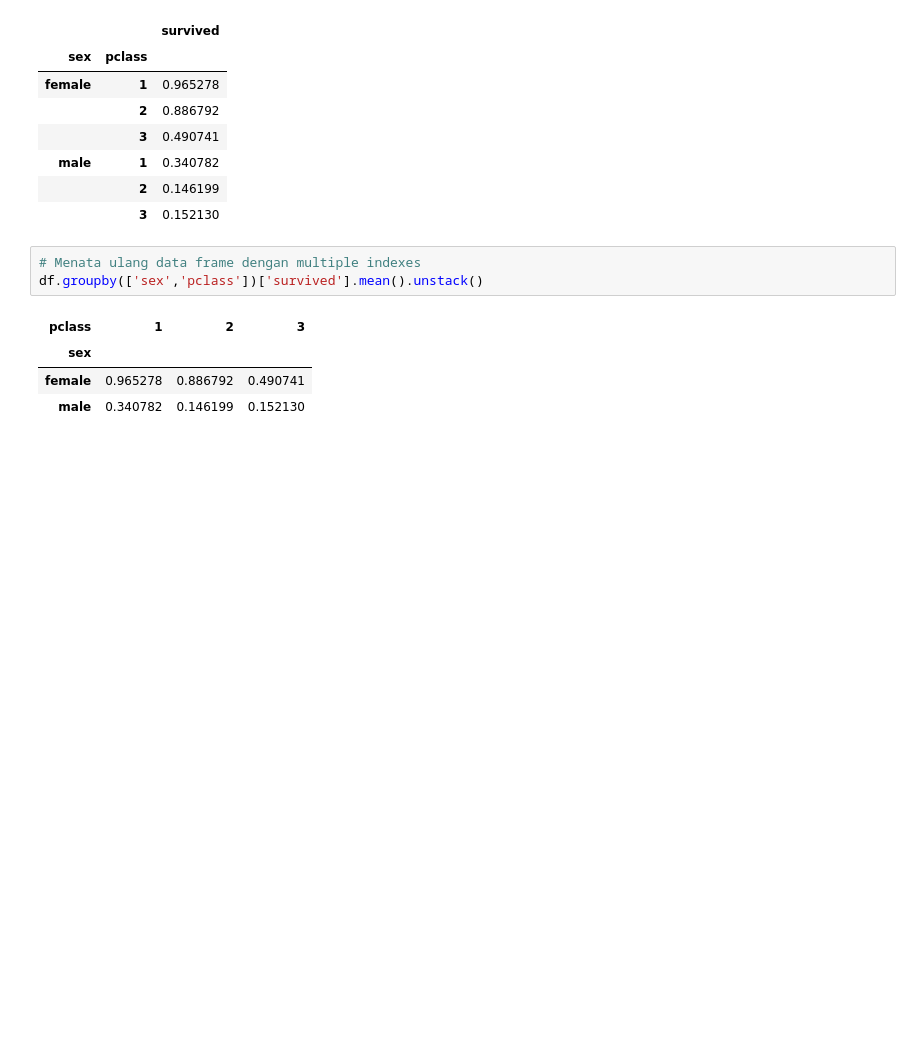
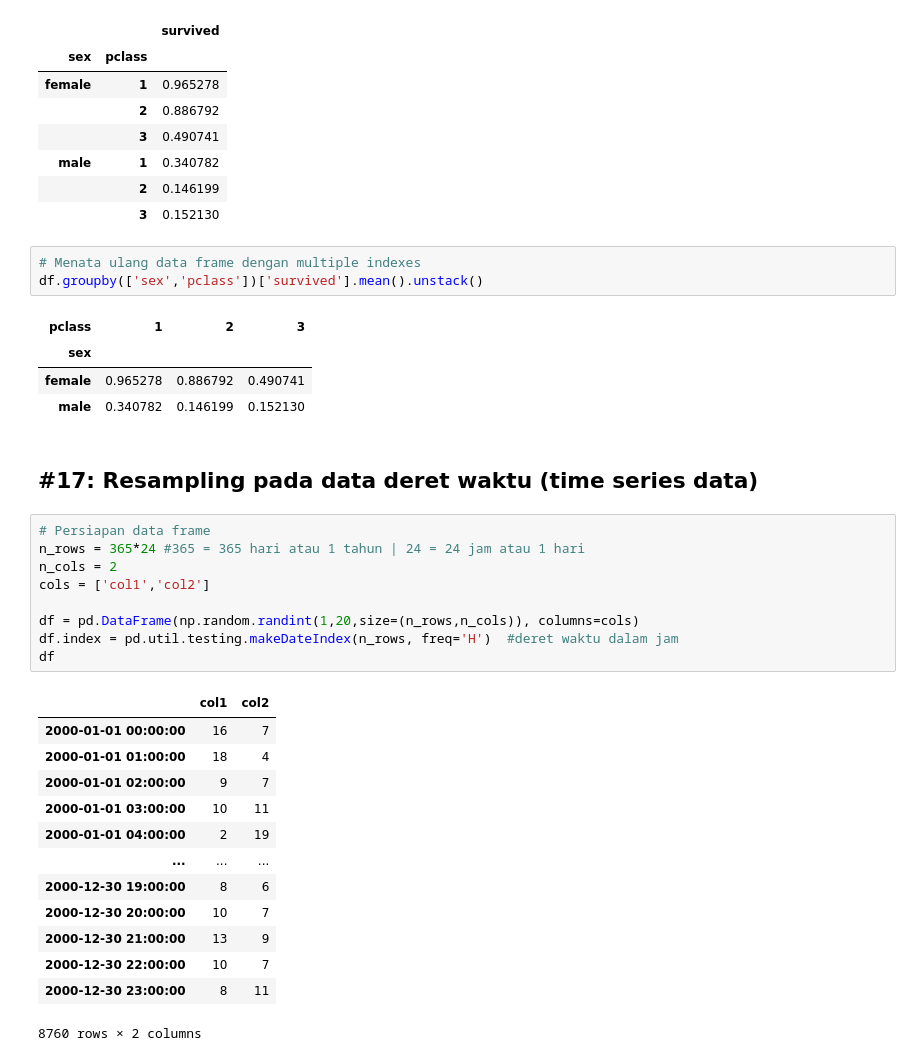
Before and after one commit to yap23/belajar_python, a Jupyter notebook: Belajar Pandas.ipynb, the cells around one changed output. Cells and saved outputs as stored; diff of their text form; blank space fills up the shorter version.

```diff
--- a/Belajar Pandas.ipynb
+++ b/Belajar Pandas.ipynb
@@ -792,3 +792,28 @@ df.groupby(['sex','pclass'])['survived'].mean().unstack()
 | sex |  |  |  |
 | female | 0.965278 | 0.886792 | 0.490741 |
 | male | 0.340782 | 0.146199 | 0.152130 |
+# %% [markdown]
+## #17: Resampling pada data deret waktu (time series data)
+# %%
+# Persiapan data frame
+n_rows = 365*24 #365 = 365 hari atau 1 tahun | 24 = 24 jam atau 1 hari
+n_cols = 2
+cols = ['col1','col2']
+
+df = pd.DataFrame(np.random.randint(1,20,size=(n_rows,n_cols)), columns=cols)
+df.index = pd.util.testing.makeDateIndex(n_rows, freq='H')  #deret waktu dalam jam
+df
+# %% [output]
+|  | col1 | col2 |
+| 2000-01-01 00:00:00 | 16 | 7 |
+| 2000-01-01 01:00:00 | 18 | 4 |
+| 2000-01-01 02:00:00 | 9 | 7 |
+| 2000-01-01 03:00:00 | 10 | 11 |
+| 2000-01-01 04:00:00 | 2 | 19 |
+| ... | ... | ... |
+| 2000-12-30 19:00:00 | 8 | 6 |
+| 2000-12-30 20:00:00 | 10 | 7 |
+| 2000-12-30 21:00:00 | 13 | 9 |
+| 2000-12-30 22:00:00 | 10 | 7 |
+| 2000-12-30 23:00:00 | 8 | 11 |
+8760 rows × 2 columns
```
Also changed, not shown: parts of 50 cells of this notebook.
